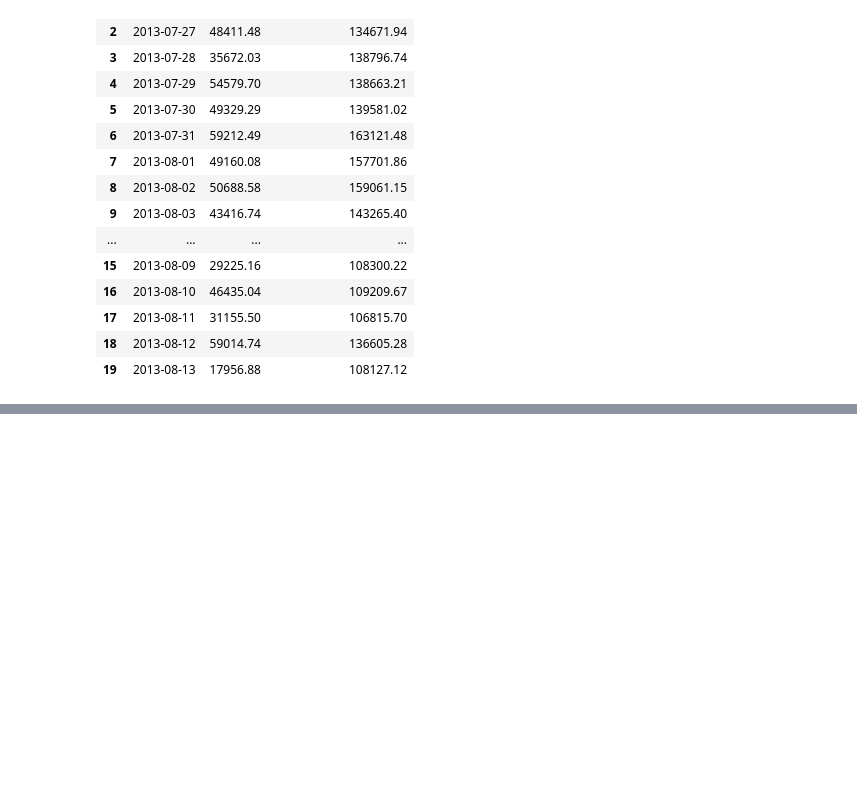
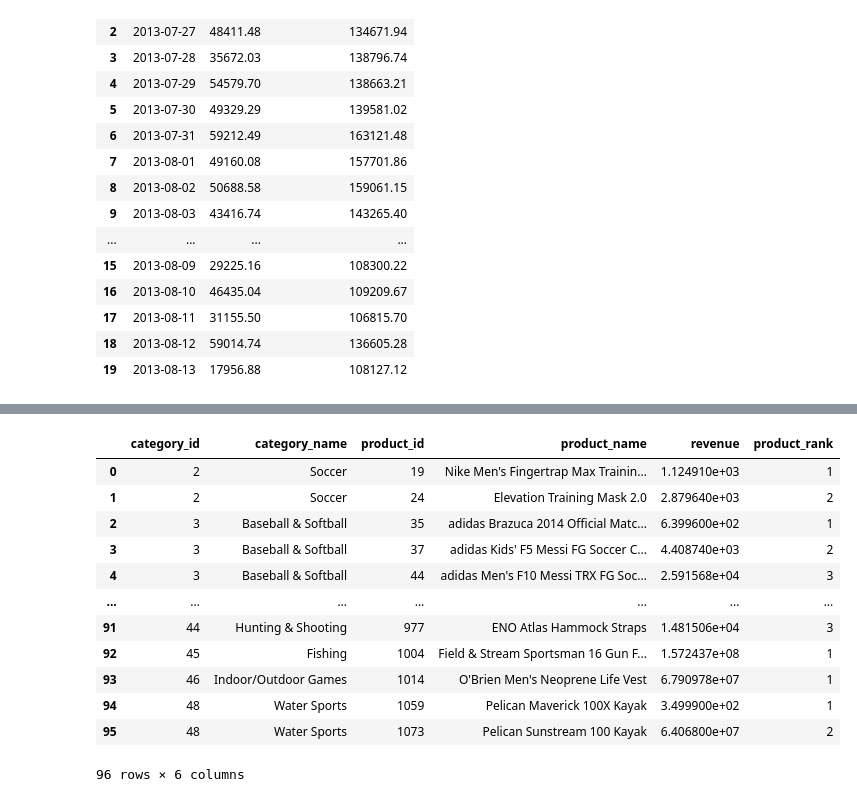
Before and after one commit to Kamalabot/moreDE, a Jupyter notebook: Analytic-Exercises.ipynb, the cells around one changed output, grey strips where cells are left out. Drawn from its saved outputs; the diff is of its cells as text; code cells hidden in the pictures; blank space fills up the shorter version.

```diff
--- a/Analytic-Exercises.ipynb
+++ b/Analytic-Exercises.ipynb
@@ -390,0 +393,31 @@ LIMIT 20""")
+# %%
+queryBase("""SELECT category_id,category_name,
+            product_id,product_name,revenue,
+            rank() OVER(
+                PARTITION BY category_id
+                ORDER BY revenue
+            ) AS product_rank
+            FROM(
+                SELECT categ.category_id, categ.category_name,
+                j.product_id, j.product_name, SUM(j.revenue) as revenue
+                FROM jansales j
+                JOIN categories categ
+                ON j.product_category_id = categ.category_id
+                GROUP BY categ.category_id, categ.category_name,
+                j.product_id, j.product_name
+                ORDER BY category_id, revenue DESC
+            ) s""")
+# %% [output]
+|  | category_id | category_name | product_id | product_name | revenue | product_rank |
+| 0 | 2 | Soccer | 19 | Nike Men's Fingertrap Max Trainin... | 1.124910e+03 | 1 |
+| 1 | 2 | Soccer | 24 | Elevation Training Mask 2.0 | 2.879640e+03 | 2 |
+| 2 | 3 | Baseball & Softball | 35 | adidas Brazuca 2014 Official Matc... | 6.399600e+02 | 1 |
+| 3 | 3 | Baseball & Softball | 37 | adidas Kids' F5 Messi FG Soccer C... | 4.408740e+03 | 2 |
+| 4 | 3 | Baseball & Softball | 44 | adidas Men's F10 Messi TRX FG Soc... | 2.591568e+04 | 3 |
+| ... | ... | ... | ... | ... | ... | ... |
+| 91 | 44 | Hunting & Shooting | 977 | ENO Atlas Hammock Straps | 1.481506e+04 | 3 |
+| 92 | 45 | Fishing | 1004 | Field & Stream Sportsman 16 Gun F... | 1.572437e+08 | 1 |
+| 93 | 46 | Indoor/Outdoor Games | 1014 | O'Brien Men's Neoprene Life Vest | 6.790978e+07 | 1 |
+| 94 | 48 | Water Sports | 1059 | Pelican Maverick 100X Kayak | 3.499900e+02 | 1 |
+| 95 | 48 | Water Sports | 1073 | Pelican Sunstream 100 Kayak | 6.406800e+07 | 2 |
+96 rows × 6 columns
```
Also changed, not shown: parts of 17 cells of this notebook.
